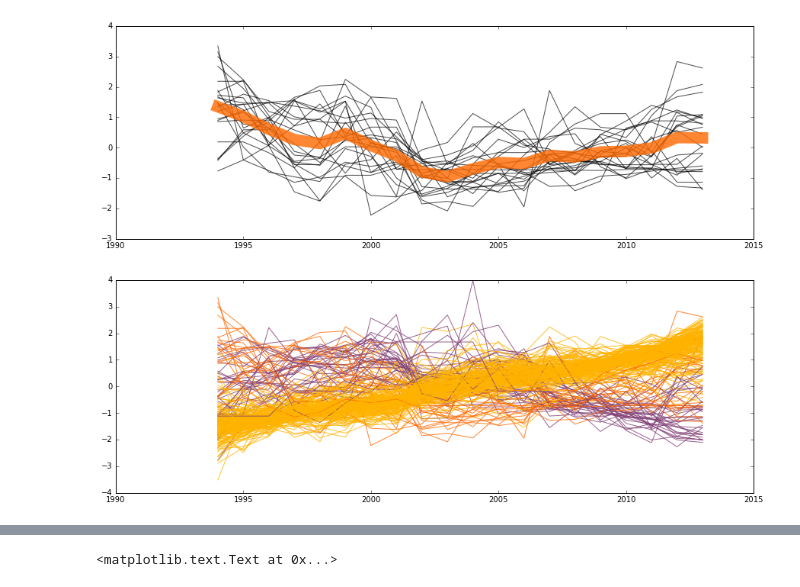
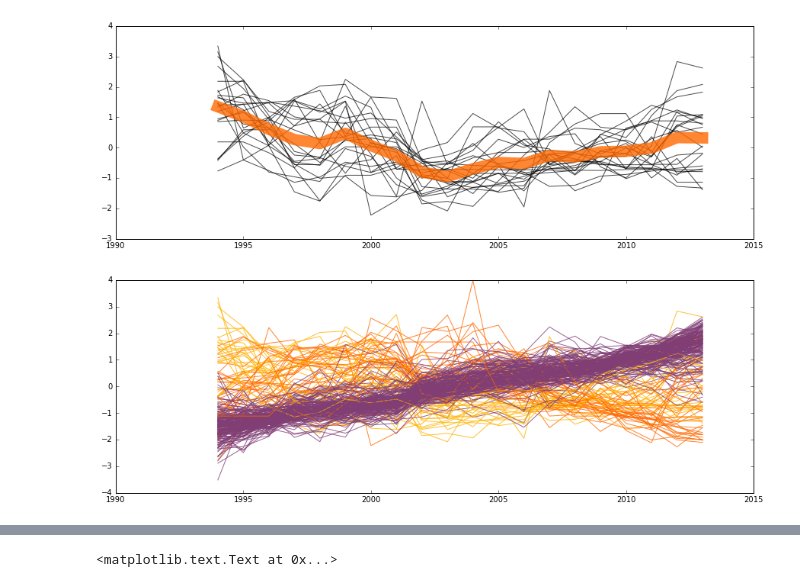
Before and after one commit to Tengf/A, a Jupyter notebook: hw10/homework 10.ipynb, the cells around one changed output, grey strips where cells are left out. Drawn from its saved outputs; the diff is of its cells as text; code cells hidden in the pictures.

```diff
--- a/hw10/homework 10.ipynb
+++ b/hw10/homework 10.ipynb
@@ -246,16 +246,16 @@ for i in range(n):
 # %%
 # Try hierarchical clustering
 
 from sklearn.cluster import AgglomerativeClustering
 est=AgglomerativeClustering(n_clusters=n)
 est.fit(wh_biz_zip)
 labels2=est.labels_
 
 plt.figure(figsize=(15,5))
 for i in range(len(wh_biz_zip)):
-    plt.plot(wh_biz_zip.iloc[i],c=colors[labels[i]],alpha=0.8)
+    plt.plot(wh_biz_zip.iloc[i],c=colors[labels2[i]],alpha=0.8)
 # %% [output]
-[figure, old version]
+[figure, new version]
 # %%
 # Visualization of the cluster centers
 
```
Also changed, not shown: parts of 2 cells of this notebook.
